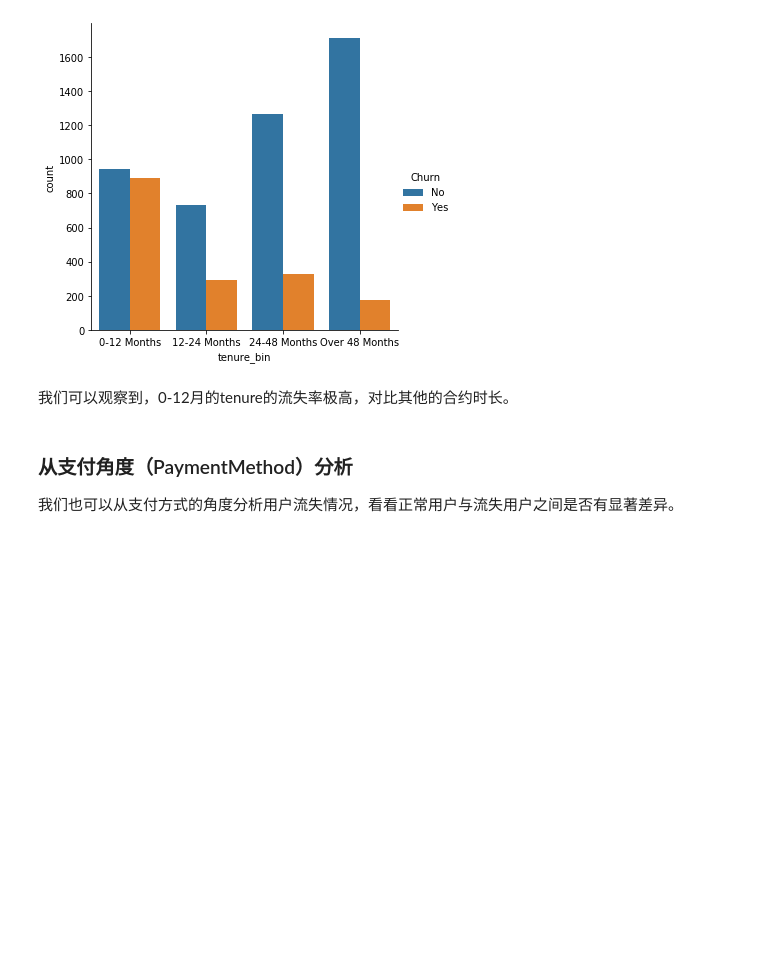
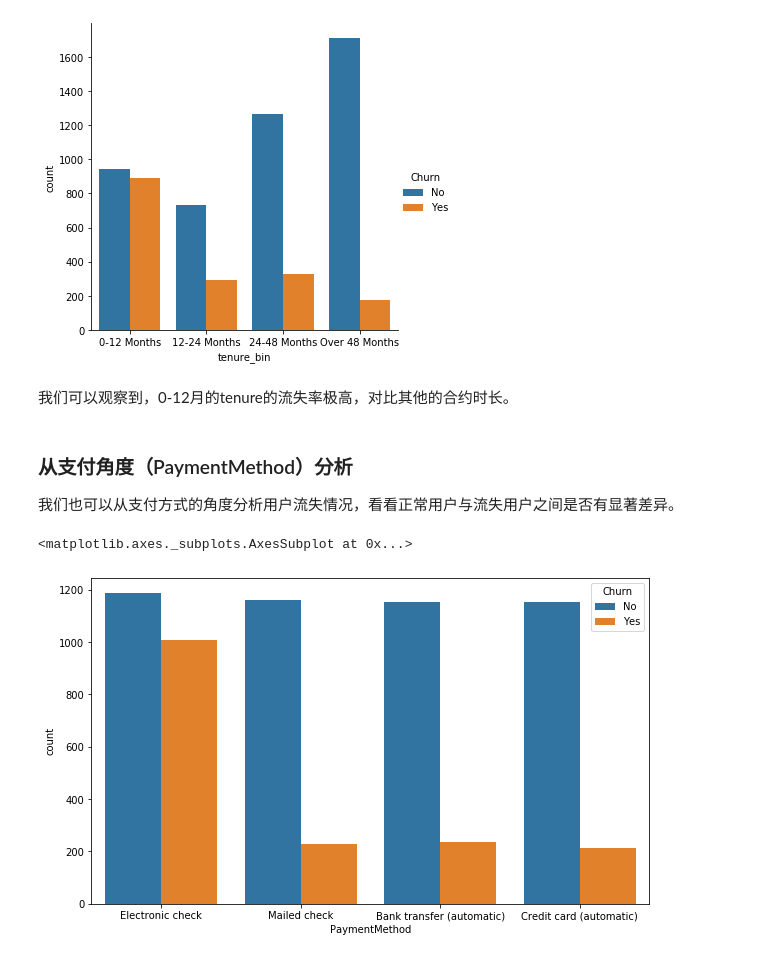
Before and after one commit to MooTong123/notebook, a Jupyter notebook: MLOps course/Chapter3_modeling.ipynb, the cells around one changed output. Cells and saved outputs as stored; diff of their text form; code cells hidden in the pictures; blank space fills up the shorter version.

```diff
--- a/MLOps course/Chapter3_modeling.ipynb
+++ b/MLOps course/Chapter3_modeling.ipynb
@@ -382,4 +382,9 @@ plt.show()
 我们也可以从支付方式的角度分析用户流失情况，看看正常用户与流失用户之间是否有显著差异。
 # %%
 plt.figure(figsize=(10.,6))
-sns.countplot(x='PaymentMethod', hue='Churn', data=df, order)
+sns.countplot(x='PaymentMethod', hue='Churn', data=df,
+             order=['Electronic check','Mailed check','Bank transfer (automatic)',
+                   'Credit card (automatic)'])
+# %% [output]
+<matplotlib.axes._subplots.AxesSubplot at 0x...>
+[figure, added]
```
Also changed, not shown: parts of 25 cells of this notebook, 2 other files.
